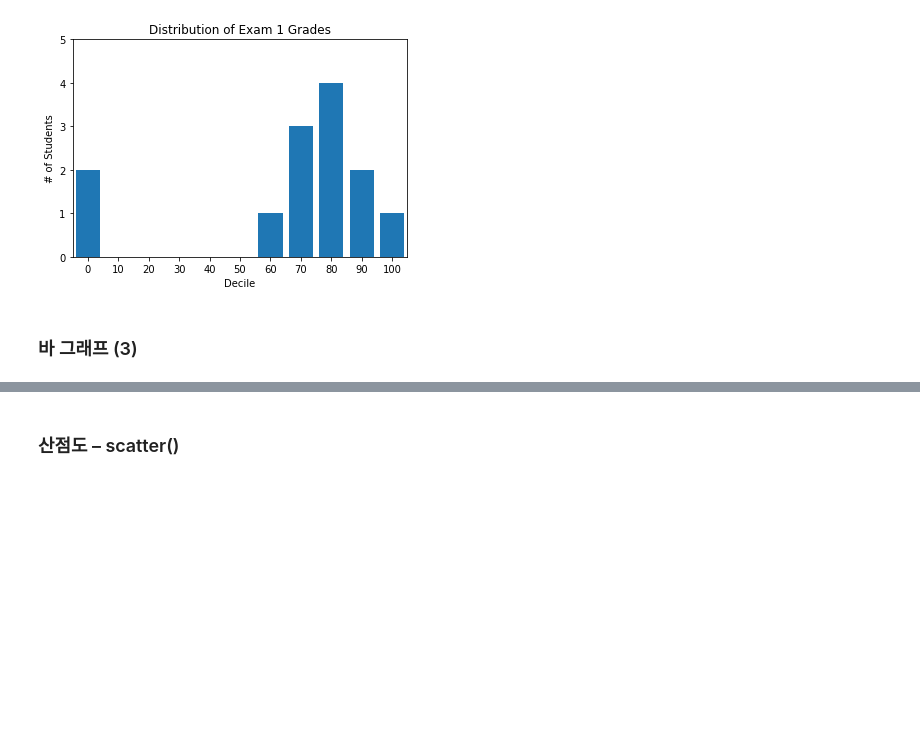
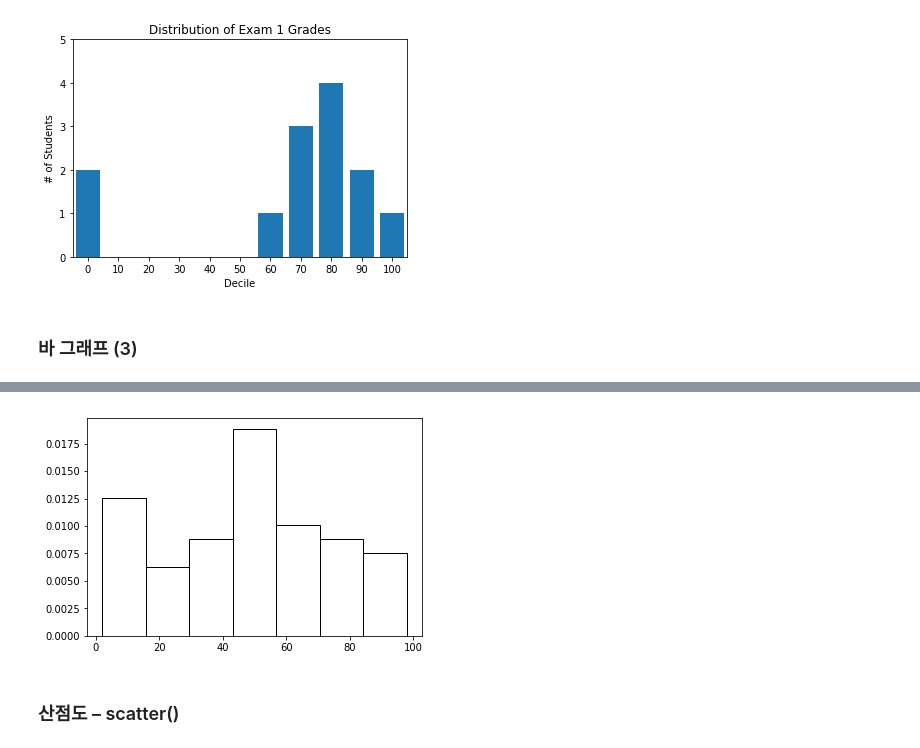
Before and after one commit to ksublee/SPuP, a Jupyter notebook: 7.Visualizing_Data.ipynb, the cells around one changed output, grey strips where cells are left out. Drawn from its saved outputs; the diff is of its cells as text; code cells hidden in the pictures; blank space fills up the shorter version.

```diff
--- a/7.Visualizing_Data.ipynb
+++ b/7.Visualizing_Data.ipynb
@@ -278,3 +289,15 @@ plt.show()
+# %%
+sample = [10, 11, 24, 23, 54, 46, 42, 67, 56, 56, 23, 34, 95, 89, 89, 53, 53, 59, 58, 72,
+          62, 98, 75, 35, 12, 65, 48, 78, 65, 95, 45, 23, 34, 39, 45, 66, 55, 52, 51, 59,
+          42, 49, 89, 72, 52, 71, 74, 12, 23, 14, 52, 83, 5, 35, 3, 2, 10, 9]
+plt.hist(sample,
+         bins="auto",
+         normed=True,
+         facecolor = "none",
+         edgecolor="black")
+plt.show()
+# %% [output]
+[figure, added]
 # %% [markdown]
 ### 산점도 – scatter()
 # %%
```
Also changed, not shown: parts of 11 cells of this notebook, 13 other files.
